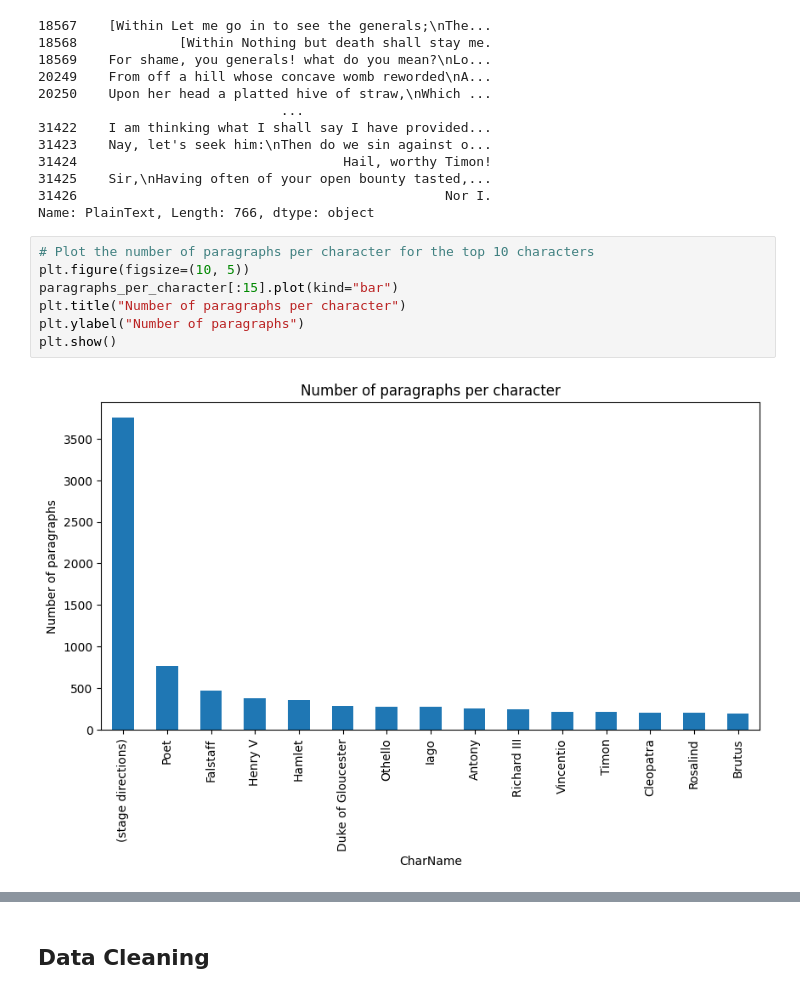
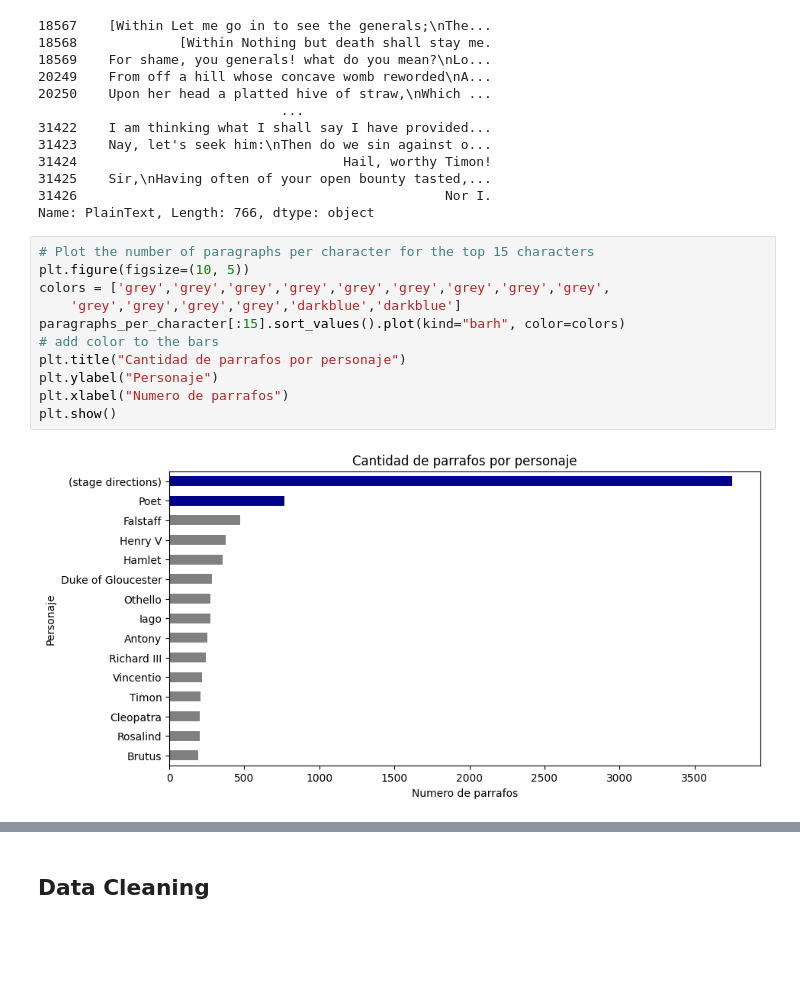
Before and after one commit to enzofali/intro-cd, a Jupyter notebook: Tarea_1/Tarea1_resolucion.ipynb, the cells around one changed output, grey strips where cells are left out. Drawn from its saved outputs; the diff is of its cells as text; blank space fills up the shorter version.

Commit message:
fix plot

```diff
--- a/Tarea_1/Tarea1_resolucion.ipynb
+++ b/Tarea_1/Tarea1_resolucion.ipynb
@@ -259,11 +267,15 @@ df_par_char[df_par_char['CharName'] == 'Poet']['PlainText']
 31426                                               Nor I.
 Name: PlainText, Length: 766, dtype: object
 # %%
-# Plot the number of paragraphs per character for the top 10 characters
+# Plot the number of paragraphs per character for the top 15 characters
 plt.figure(figsize=(10, 5))
-paragraphs_per_character[:15].plot(kind="bar")
-plt.title("Number of paragraphs per character")
-plt.ylabel("Number of paragraphs")
+colors = ['grey','grey','grey','grey','grey','grey','grey','grey','grey',
+    'grey','grey','grey','grey','darkblue','darkblue']
+paragraphs_per_character[:15].sort_values().plot(kind="barh", color=colors)
+# add color to the bars
+plt.title("Cantidad de parrafos por personaje")
+plt.ylabel("Personaje")
+plt.xlabel("Numero de parrafos")
 plt.show()
 # %% [output]
-[figure, old version]
+[figure, new version]
```
Also changed, not shown: parts of 23 cells of this notebook, 1 other file.
